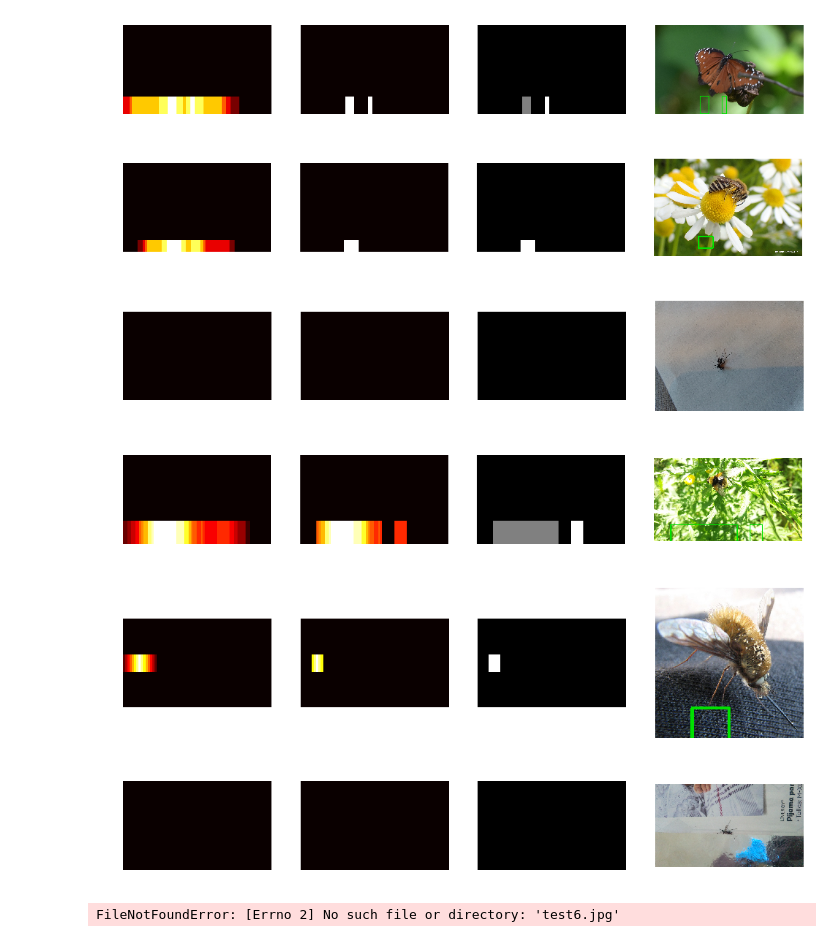
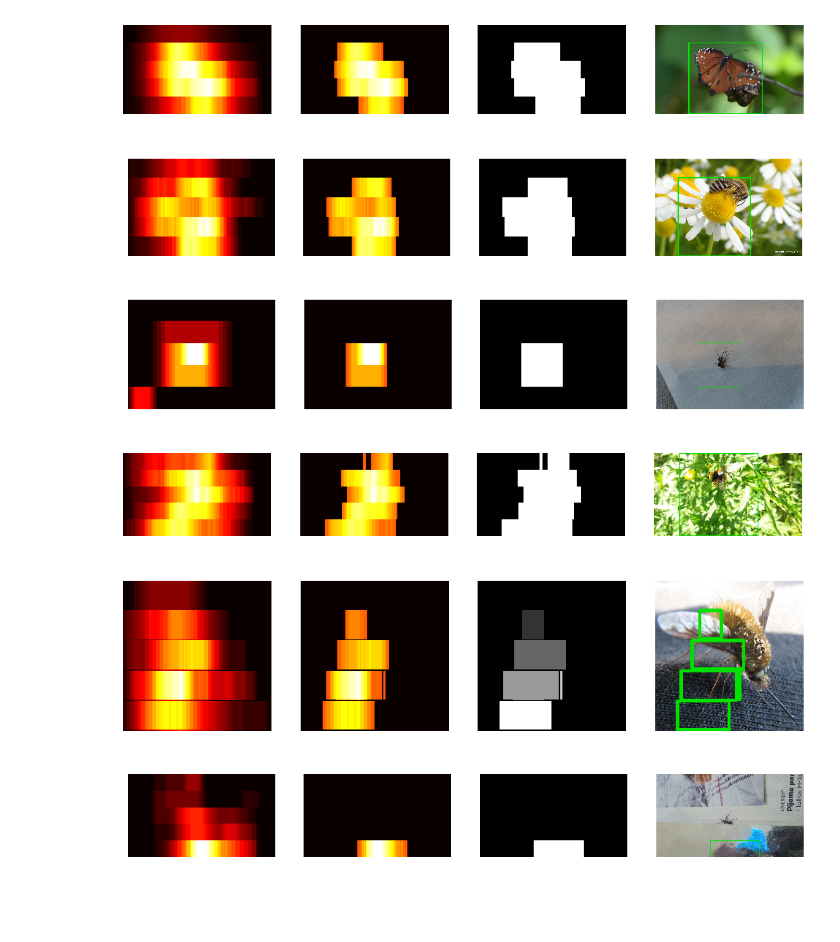
Before and after one commit to Aku1795/Insect_classfier, a Jupyter notebook: Preprocessing/HOG_SVM_slide/heatmap_test.ipynb, the cells around one changed output. Drawn from its saved outputs; the diff is of its cells as text; code cells hidden in the pictures; blank space fills up the shorter version.

```diff
--- a/Preprocessing/HOG_SVM_slide/heatmap_test.ipynb
+++ b/Preprocessing/HOG_SVM_slide/heatmap_test.ipynb
@@ -20,21 +20,20 @@ from heatmap import HeatMap
 import warnings
 warnings.filterwarnings('ignore')
 # %%
-svc = joblib.load('svc2.pkl')
-scaler = joblib.load('scaler2.pkl')
+svc = joblib.load('models/svc2.pkl')
+scaler = joblib.load('models/scaler2.pkl')
 
 sourcer_params = {
-  'color_model': 'yuv',                # hls, hsv, yuv, ycrcb
-  'bounding_box_size': 64,             #
-  'number_of_orientations': 11,        # 6 - 12
-  'pixels_per_cell': 16,               # 8, 16
-  'cells_per_block': 2,                # 1, 2
-  'do_transform_sqrt': True
+    'bounding_box_size': 128,
+    'cells_per_block': 2,
+    'color_model': 'hsv',
+    'number_of_orientations': 12,
+    'pixels_per_cell': 16
 }
 
 cls = BinaryClassifier(svc, scaler)
 src = FeatureSourcer(sourcer_params)
-slider = Slider(sourcer = src, classifier = cls, increment = 8)
+slider = Slider(sourcer=src, classifier=cls, increment=8)
 
 frame1 = imread("datasets/full/other/Butterfly/original.jpeg?1532741436.jpg")
 frame2 = imread("datasets/full/other/Bee/bbabfdf4-3be0-4210-bd01-8c6f3b16d002_image.jpg")
@@ -42,11 +41,6 @@ frame3 = imread("datasets/full/other/Mosquito/248aad4e-e34c-4996-ab46-b28c873232
 frame4 = imread("datasets/full/other/Fly/8820c3a0-e1a5-4dd4-a4d7-3b2855f91875_image.jpg")
 frame5 = imread("datasets/full/other/Fly/58418.jpg")
 frame6 = imread("datasets/full/other/Mosquito/385f2d78-7de5-4cbc-8226-c09a9ca9aa1f.jpg")
-
-window_sizes = 64, 80, 120, 150
-window_positions = 360, 410, 390, 380
-
-heatmap = HeatMap(frame = frame1, thresh = 6, memory = 4)
 # %%
 def generate_wp(frame, nb_div):
     wp = []
@@ -62,8 +56,8 @@ def generate_ws(frame, nb_div):
         ws.append(total_size//nb_div * i)
     return ws
 # %%
-def heatmap_test(this_frame, this_heatmap, nb_div):
-    this_heatmap.reset()
+def heatmap_test(this_frame, nb_div):
+    this_heatmap = HeatMap(frame=this_frame)
 
     window_position = []
     window_size = []
@@ -74,45 +68,31 @@ def heatmap_test(this_frame, this_heatmap, nb_div):
             window_size.append(size)
 
     for sz, pos in zip(window_size, window_position):
-        bounding_boxes = slider.locate(frame = this_frame, window_size = sz, window_position = pos)
+        bounding_boxes = slider.locate(frame=this_frame, window_size=sz, window_position=pos)
         this_heatmap.update(bounding_boxes)
 
     this_heatmap.show(this_frame)
 # %%
-heatmap_test(frame1, heatmap, 5)
+heatmap_test(frame1, 5)
 # %% [output]
-[figure, old version]
+[figure, new version]
 # %%
-heatmap_test(frame2, heatmap, 5)
+heatmap_test(frame2, 5)
 # %% [output]
-[figure, old version]
+[figure, new version]
 # %%
-heatmap_test(frame3, heatmap, 5)
+heatmap_test(frame3, 5)
 # %% [output]
-[figure, old version]
+[figure, new version]
 # %%
-heatmap_test(frame4, heatmap, 5)
+heatmap_test(frame4, 5)
 # %% [output]
-[figure, old version]
+[figure, new version]
 # %%
-heatmap_test(frame5, heatmap, 5)
+heatmap_test(frame5, 5)
 # %% [output]
-[figure, old version]
+[figure, new version]
 # %%
-heatmap_test(frame6, heatmap, 5)
+heatmap_test(frame6, 5)
 # %% [output]
-[figure, old version]
+[figure, new version]
-# %%
-ws = 80, 120, 160, 180, 240
-wp = 410, 390, 380, 380, 370
-this_frame = imread("test6.jpg")
-heatmap.reset()
-
-for sz, pos in zip(ws, wp):
-    bounding_boxes = slider.locate(frame = this_frame, window_size = sz, window_position = pos)
-    heatmap.update(bounding_boxes)
-
-mp, tmp, lmp = heatmap.get()
-labeled_img = heatmap.draw(this_frame)
-# %% [output]
-FileNotFoundError: [Errno 2] No such file or directory: 'test6.jpg'
```
Also changed, not shown: parts of 4 cells of this notebook, 3 other files.
